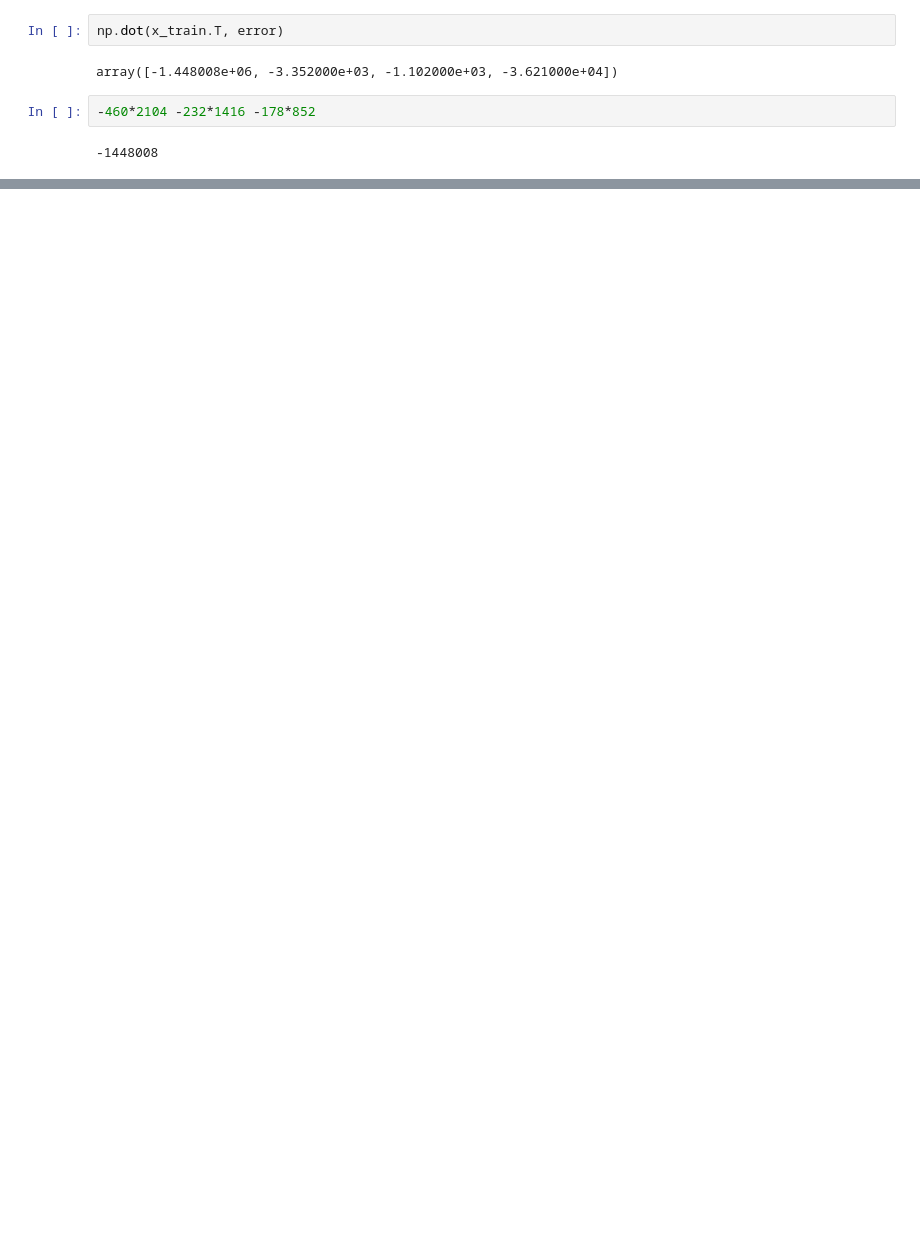
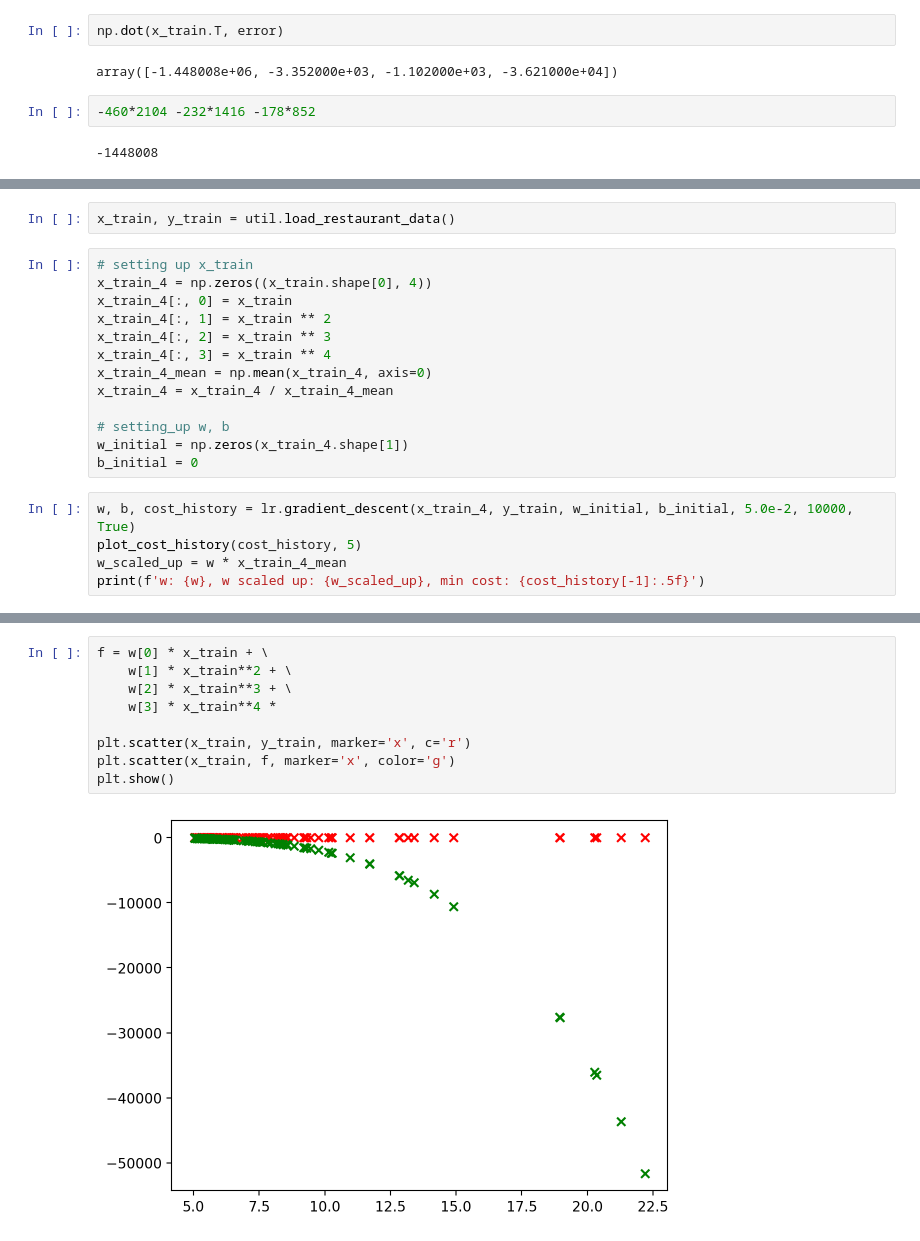
Before and after one commit to aniliitb10/machine_learning, a Jupyter notebook: regression/Linear Regression.ipynb, the cells around one changed output, grey strips where cells are left out. Saved outputs shown, nothing was run; the diff lists cells and outputs as text; blank space fills up the shorter version.

```diff
--- a/regression/Linear Regression.ipynb
+++ b/regression/Linear Regression.ipynb
@@ -590,0 +608,20 @@ array([-1.448008e+06, -3.352000e+03, -1.102000e+03, -3.621000e+04])
+# %%
+x_train, y_train = util.load_restaurant_data()
+# %%
+# setting up x_train
+x_train_4 = np.zeros((x_train.shape[0], 4))
+x_train_4[:, 0] = x_train
+x_train_4[:, 1] = x_train ** 2
+x_train_4[:, 2] = x_train ** 3
+x_train_4[:, 3] = x_train ** 4
+x_train_4_mean = np.mean(x_train_4, axis=0)
+x_train_4 = x_train_4 / x_train_4_mean
+
+# setting_up w, b
+w_initial = np.zeros(x_train_4.shape[1])
+b_initial = 0
+# %%
+w, b, cost_history = lr.gradient_descent(x_train_4, y_train, w_initial, b_initial, 5.0e-2, 10000, True)
+plot_cost_history(cost_history, 5)
+w_scaled_up = w * x_train_4_mean
+print(f'w: {w}, w scaled up: {w_scaled_up}, min cost: {cost_history[-1]:.5f}')
@@ -590,0 +648,11 @@ array([-1.448008e+06, -3.352000e+03, -1.102000e+03, -3.621000e+04])
+# %%
+f = w[0] * x_train + \
+    w[1] * x_train**2 + \
+    w[2] * x_train**3 + \
+    w[3] * x_train**4 *
+
+plt.scatter(x_train, y_train, marker='x', c='r')
+plt.scatter(x_train, f, marker='x', color='g')
+plt.show()
+# %% [output]
+[figure, added]
```
Also changed, not shown: parts of 12 cells of this notebook, 1 other file.
